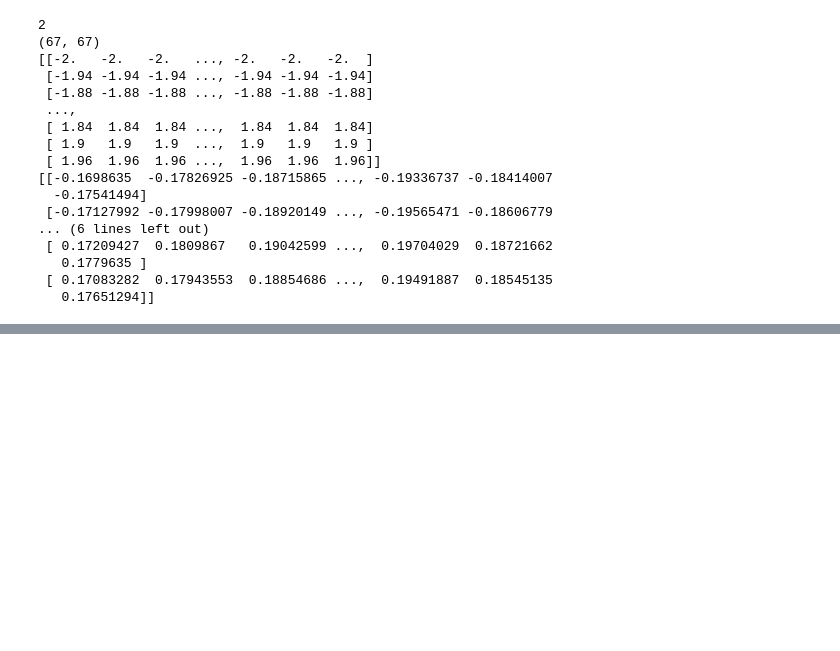
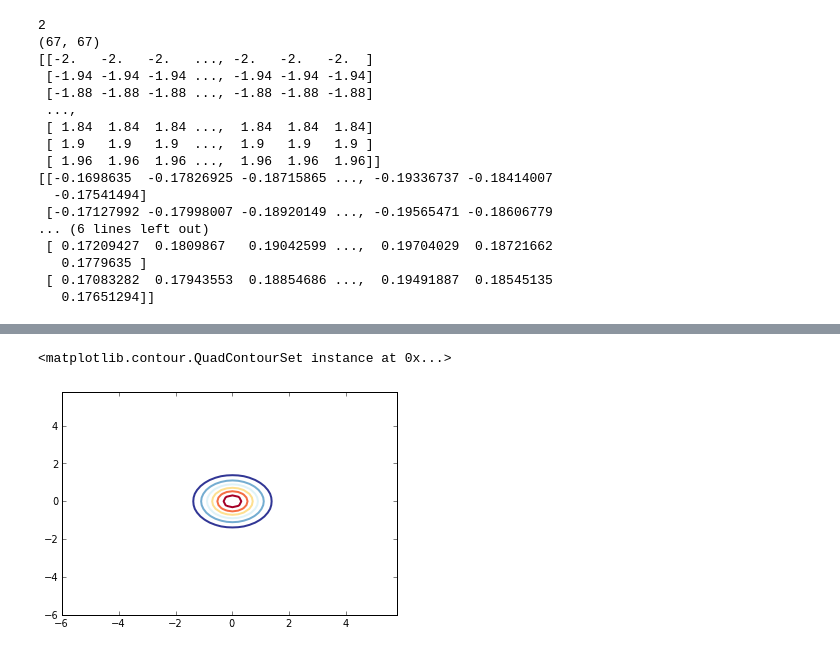
Before and after one commit to jdfreder/MCG, a Jupyter notebook: Week4/TuesdayNotes.ipynb, the cells around one changed output, grey strips where cells are left out. Saved outputs shown, nothing was run; the diff lists cells and outputs as text; code cells hidden in the pictures; blank space fills up the shorter version.

```diff
--- a/Week4/TuesdayNotes.ipynb
+++ b/Week4/TuesdayNotes.ipynb
@@ -67,0 +79,5 @@ plot_surface(self, X, Y, Z, *args, **kwargs) unbound mpl_toolkits.mplot3d.axes3d
+# %%
+contour(X,Y,G,linewidths=2,cmap=cm.RdYlBu_r)
+# %% [output]
+<matplotlib.contour.QuadContourSet instance at 0x...>
+[figure, added]
```
Also changed, not shown: parts of 6 cells of this notebook.
